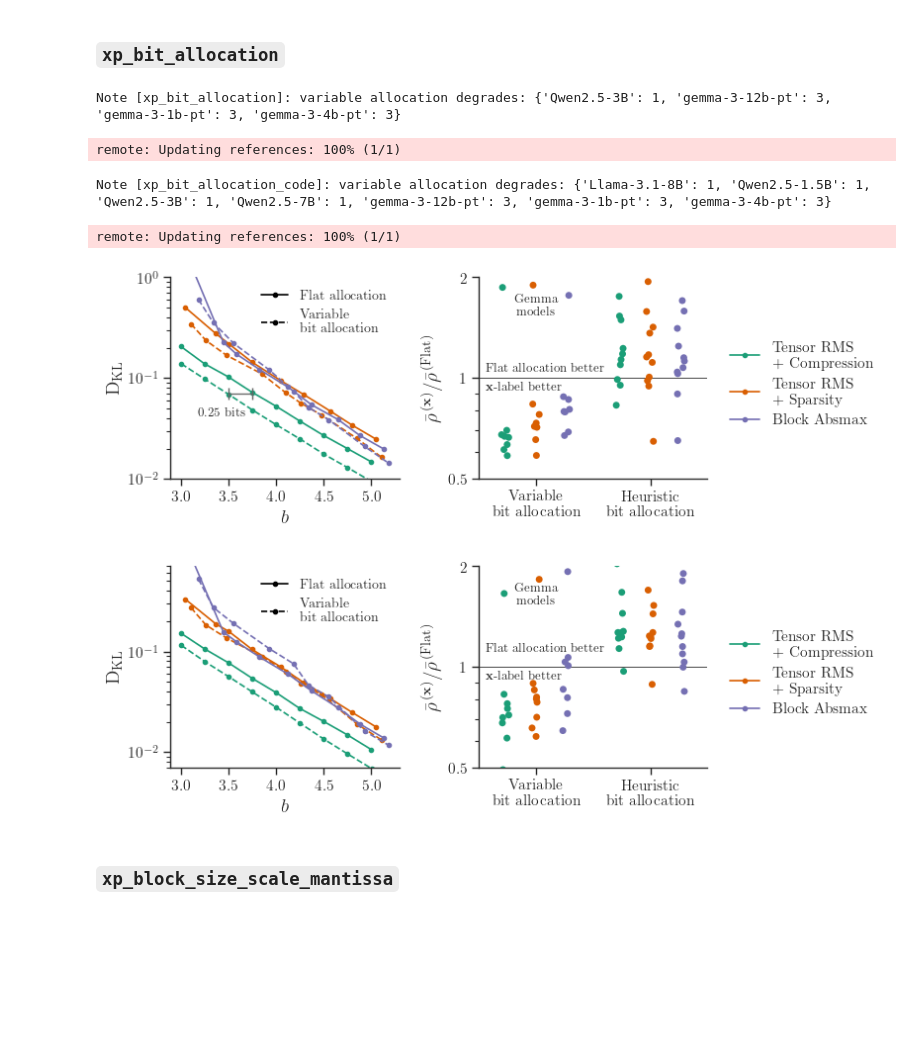
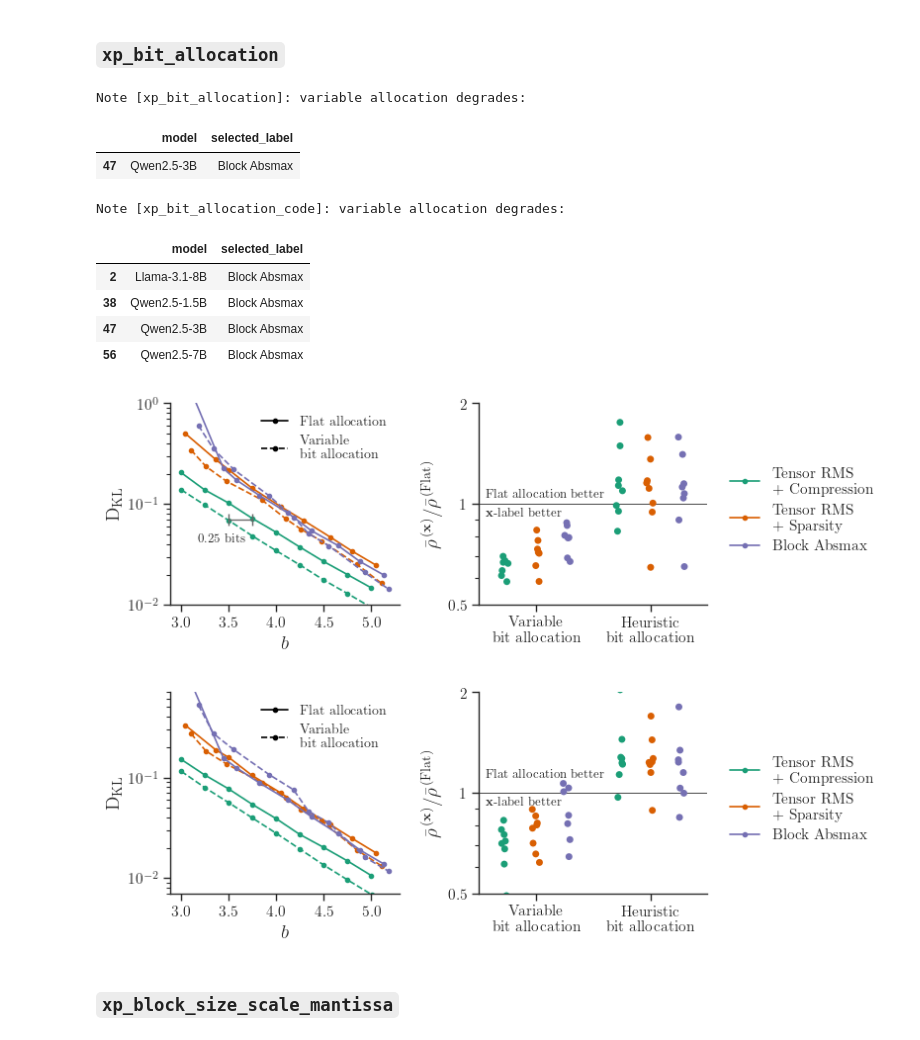
Before and after one commit to graphcore-research/optimal-weight-formats, a Jupyter notebook: paper/Experiments.ipynb, the cells around one changed output. Cells and saved outputs as stored; diff of their text form; code cells hidden in the pictures; blank space fills up the shorter version.

```diff
--- a/paper/Experiments.ipynb
+++ b/paper/Experiments.ipynb
@@ -42,8 +42,12 @@ BASELINES = E.runs("20250506-results-baseline")
 WEIGHT_STATS = {r.config.model: r.summary.weight_stats for r in E.runs("20250423-weight-stats")}
 
 RUNS_MAIN = E.runs("20250506-results-main", progress=True)
-RUNS_FISHER = E.runs("20250506-results-fisher", progress=True)
-RUNS_FISHER_CODE = E.runs("20250506-results-fisher-code", progress=True)
+
+RUNS_FISHER = [r for r in E.runs("20250506-results-fisher", progress=True) if "gemma" not in r.config.model]
+RUNS_FISHER += E.runs("20250506-results-fisher-gemmafix")
+RUNS_FISHER_CODE = [r for r in E.runs("20250506-results-fisher-code", progress=True) if "gemma" not in r.config.model]
+RUNS_FISHER_CODE += E.runs("20250506-results-fisher-code-gemmafix")
+
 RUNS_HUFFMAN = E.runs("20250506-results-huffman", progress=True)
 RUNS_BLOCK_SIZE = E.runs("20250506-results-blocksize", progress=True)
 RUNS_SCALE_MANTISSA = E.runs("20250506-results-scalemantissa", progress=True)
@@ -108,7 +112,7 @@ SELECTED_FORMATS = [
     (dict(element_name="t", scaling="rms", block="tensor", sparse_ratio=2**-10),
         dict(label="Tensor RMS + Sparsity", color=plot_utils.PALETTE[1])),
     (dict(element_name="t", scaling="absmax", block=128, sparse_ratio=0),
-        dict(label=r"Block Absmax", color=plot_utils.PALETTE[2])),
+        dict(label="Block Absmax", color=plot_utils.PALETTE[2])),
 ]
 BAD_FORMATS = [
     (dict(element_name="t", scaling="absmax", block="channel", sparse_ratio=0),
@@ -413,43 +417,48 @@ for name, experiments in [("xp_bit_allocation", ["main", "fisher"]), ("xp_bit_al
             lambda g: g.assign(kl_div_efficiency_delta=g.kl_div_efficiency / g.kl_div_efficiency[g.allocation=="fixed"].iloc[0]), include_groups=False)
         .reset_index()
     )
     sns.stripplot(data=d[d.allocation != "fixed"], y="kl_div_efficiency_delta", x="allocation",
                 hue="selected_label", order=["variable", "heuristic"],
                 hue_order=[d["label"] for _, d in SELECTED_FORMATS], dodge=True, ax=ax1)
 
     ax1.tick_params(which="minor", labelleft=False)
-    ax1.annotate("Gemma\nmodels", (0, 1.78), ha="center", va="top", fontsize=9)
+    # ax1.annotate("Gemma\nmodels", (0, 1.78), ha="center", va="top", fontsize=9)
     ax1.axhline(1, color="k", lw=0.5)
     ax1.annotate(r"Flat allocation better", (-0.5, 1), (5, 9 if experiments == "fisher-code" else 3), textcoords="offset points", ha="left", va="bottom", fontsize=9)
     ax1.annotate(r"\textbf{x}-label better", (-0.5, 1), (5, -3), textcoords="offset points", ha="left", va="top", fontsize=9)
 
     ax1.set_yscale("log")
     ax1.set_yticks([0.5, 1, 2])
     ax1.set_yticklabels([0.5, 1, 2])
     ax1.set_ylim((0.5, 2))
 
     ax1.legend_.remove()
     ax1.set_xlabel("")
     ax1.set_xticks([0, 1])
     ax1.set_xticklabels(["Variable\nbit allocation", "Heuristic\nbit allocation"])
     ax1.set_ylabel(scaled_kl_ratio_label(r"\textbf{x}", r"\text{Flat}"))
 
     plot_utils.set_figure_legend(ax0.figure, build=[
         (dict(**d, marker="o"),) for _, d in plot_utils.transform_labels(SELECTED_FORMATS, " + ", "\n+ ")
     ])
 
-    print(f"Note [{name}]: variable allocation degrades:",
-        dict(collections.Counter(d[(d.kl_div_efficiency_delta > 1) & (d.allocation == "variable")].model)))
+    print(f"Note [{name}]: variable allocation degrades:")
+    display(d[(d.kl_div_efficiency_delta > 1) & (d.allocation == "variable")][["model", "selected_label"]])
 
     plot_utils.tidy(ax0.figure)
-    plot_utils.save(name)
+    # plot_utils.save(name)
 # %% [output]
-Note [xp_bit_allocation]: variable allocation degrades: {'Qwen2.5-3B': 1, 'gemma-3-12b-pt': 3, 'gemma-3-1b-pt': 3, 'gemma-3-4b-pt': 3}
+Note [xp_bit_allocation]: variable allocation degrades:
+|  | model | selected_label |
+| 47 | Qwen2.5-3B | Block Absmax |
-remote: Updating references: 100% (1/1)
+Note [xp_bit_allocation_code]: variable allocation degrades:
-Note [xp_bit_allocation_code]: variable allocation degrades: {'Llama-3.1-8B': 1, 'Qwen2.5-1.5B': 1, 'Qwen2.5-3B': 1, 'Qwen2.5-7B': 1, 'gemma-3-12b-pt': 3, 'gemma-3-1b-pt': 3, 'gemma-3-4b-pt': 3}
-remote: Updating references: 100% (1/1)
+|  | model | selected_label |
+| 2 | Llama-3.1-8B | Block Absmax |
+| 38 | Qwen2.5-1.5B | Block Absmax |
+| 47 | Qwen2.5-3B | Block Absmax |
+| 56 | Qwen2.5-7B | Block Absmax |
-[figure, old version]
+[figure, new version]
-[figure, old version]
+[figure, new version]
 # %% [markdown]
 ### `xp_block_size_scale_mantissa`
 # %%
```
Also changed, not shown: parts of 1 cell of this notebook, 2 other files.
